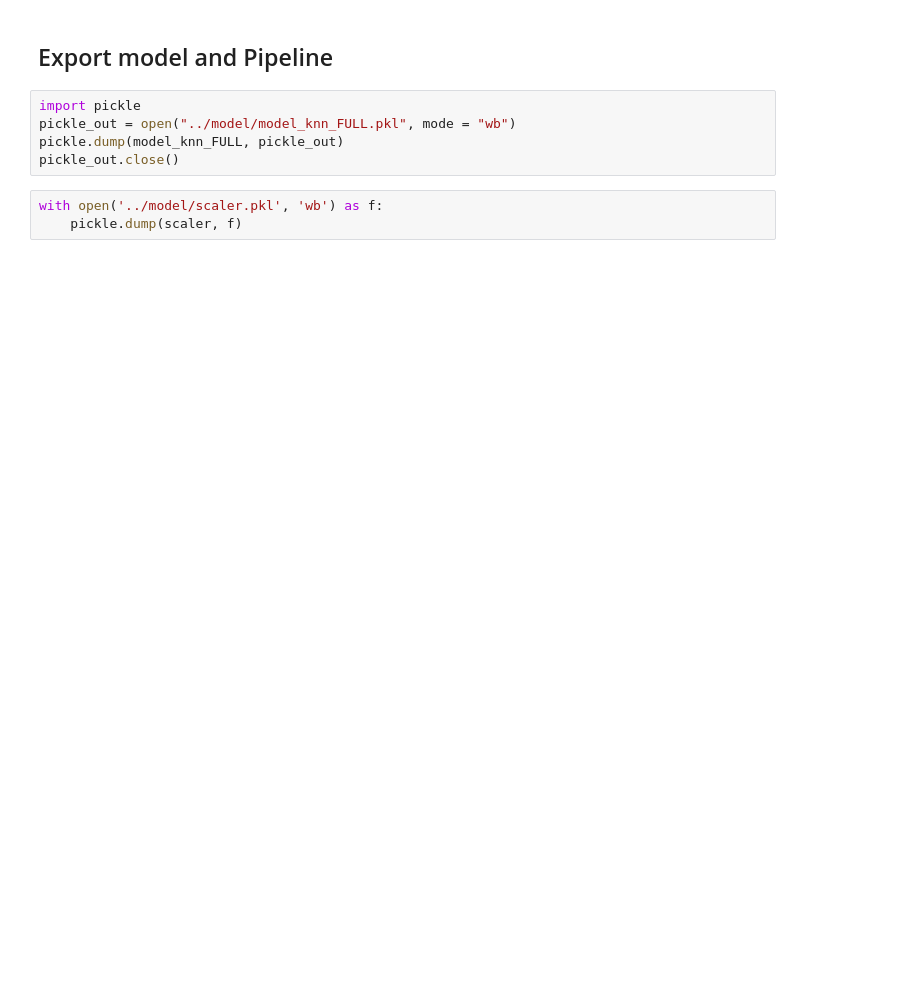
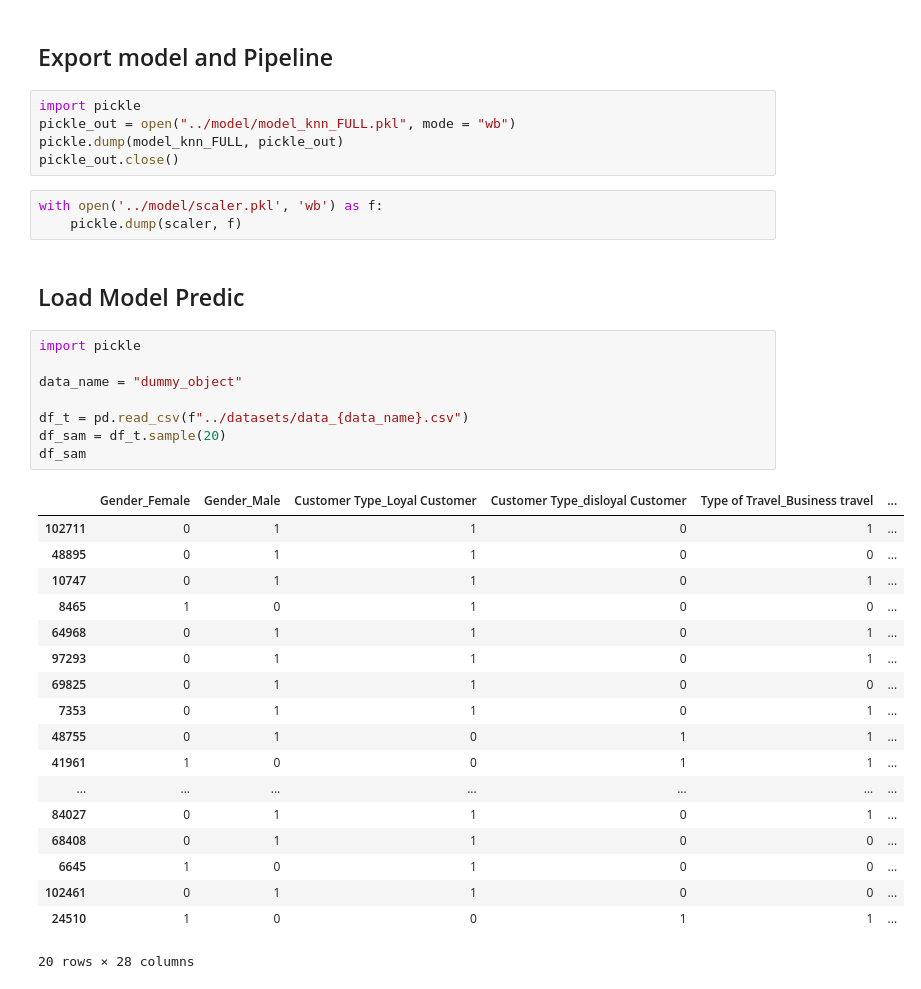
Before and after one commit to MLol-3/AeroPulse, a Jupyter notebook: data-analysis/train_model.ipynb, the cells around one changed output. Saved outputs shown, nothing was run; the diff lists cells and outputs as text; blank space fills up the shorter version.

```diff
--- a/data-analysis/train_model.ipynb
+++ b/data-analysis/train_model.ipynb
@@ -524,3 +529,32 @@ pickle_out.close()
 # %%
 with open('../model/scaler.pkl', 'wb') as f:
     pickle.dump(scaler, f)
+# %% [markdown]
+## Load Model Predic
+# %%
+import pickle
+
+data_name = "dummy_object"
+
+df_t = pd.read_csv(f"../datasets/data_{data_name}.csv")
+df_sam = df_t.sample(20)
+df_sam
+# %% [output]
+|  | Gender_Female | Gender_Male | Customer Type_Loyal Customer | Customer Type_disloyal Customer | Type of Travel_Business travel | ... |
+| 102711 | 0 | 1 | 1 | 0 | 1 | ... |
+| 48895 | 0 | 1 | 1 | 0 | 0 | ... |
+| 10747 | 0 | 1 | 1 | 0 | 1 | ... |
+| 8465 | 1 | 0 | 1 | 0 | 0 | ... |
+| 64968 | 0 | 1 | 1 | 0 | 1 | ... |
+| 97293 | 0 | 1 | 1 | 0 | 1 | ... |
+| 69825 | 0 | 1 | 1 | 0 | 0 | ... |
+| 7353 | 0 | 1 | 1 | 0 | 1 | ... |
+| 48755 | 0 | 1 | 0 | 1 | 1 | ... |
+| 41961 | 1 | 0 | 0 | 1 | 1 | ... |
+| ... | ... | ... | ... | ... | ... | ... |
+| 84027 | 0 | 1 | 1 | 0 | 1 | ... |
+| 68408 | 0 | 1 | 1 | 0 | 0 | ... |
+| 6645 | 1 | 0 | 1 | 0 | 0 | ... |
+| 102461 | 0 | 1 | 1 | 0 | 0 | ... |
+| 24510 | 1 | 0 | 0 | 1 | 1 | ... |
+20 rows × 28 columns
```
Also changed, not shown: parts of 29 cells of this notebook, 8 other files.
